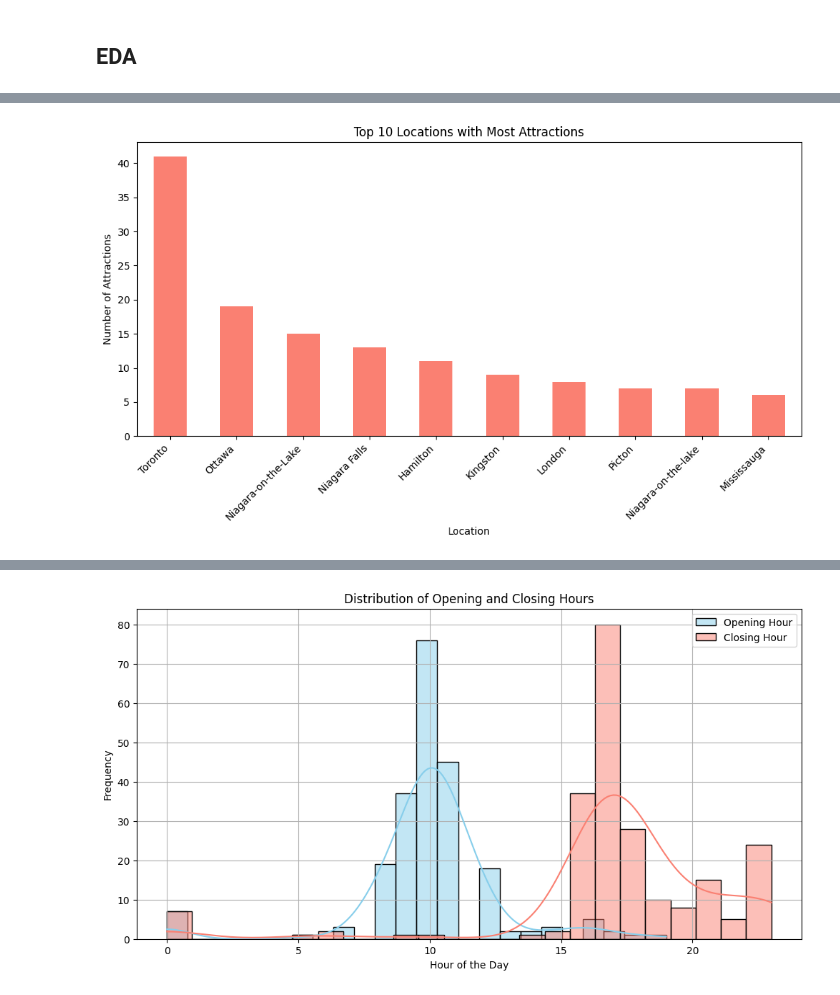
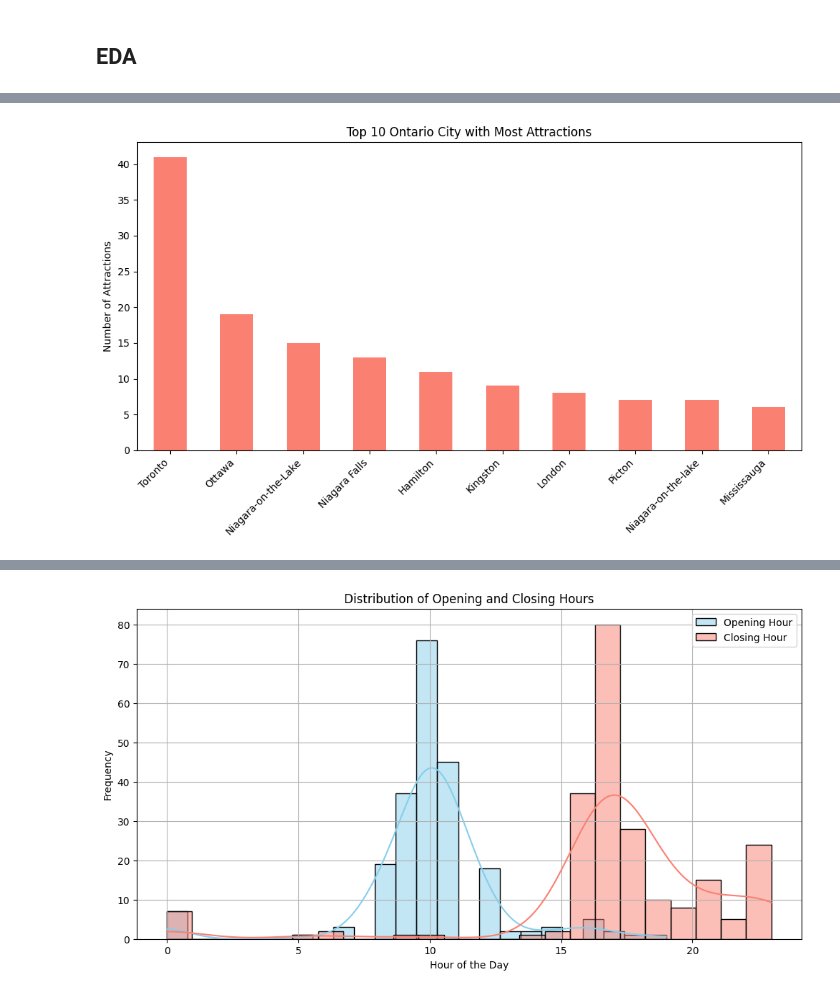
Before and after one commit to bhumikar12/Hidden-Gems-of-Ontario, a Jupyter notebook: Hidden-Gems-Of-Ontario.ipynb, the cells around one changed output, grey strips where cells are left out. Drawn from its saved outputs; the diff is of its cells as text; code cells hidden in the pictures.

```diff
--- a/Hidden-Gems-Of-Ontario.ipynb
+++ b/Hidden-Gems-Of-Ontario.ipynb
@@ -59,18 +57,17 @@ plt.show()
 # %%
 # Group attractions by location and count the number of attractions in each location
 location_counts = df_attractions['Location'].value_counts()
 
 # Sort the locations based on the number of attractions in descending order and select the top 10
 top_locations = location_counts.head(10)
 
 # Plot the top 10 locations
 plt.figure(figsize=(10, 6))
 top_locations.plot(kind='bar', color='salmon')
-plt.title('Top 10 Locations with Most Attractions')
-plt.xlabel('Location')
+plt.title('Top 10 Ontario City with Most Attractions')
 plt.ylabel('Number of Attractions')
 plt.xticks(rotation=45, ha='right')
 plt.tight_layout()
 plt.show()
 # %% [output]
-[figure, old version]
+[figure, new version]
```
Also changed, not shown: parts of 3 cells of this notebook.
